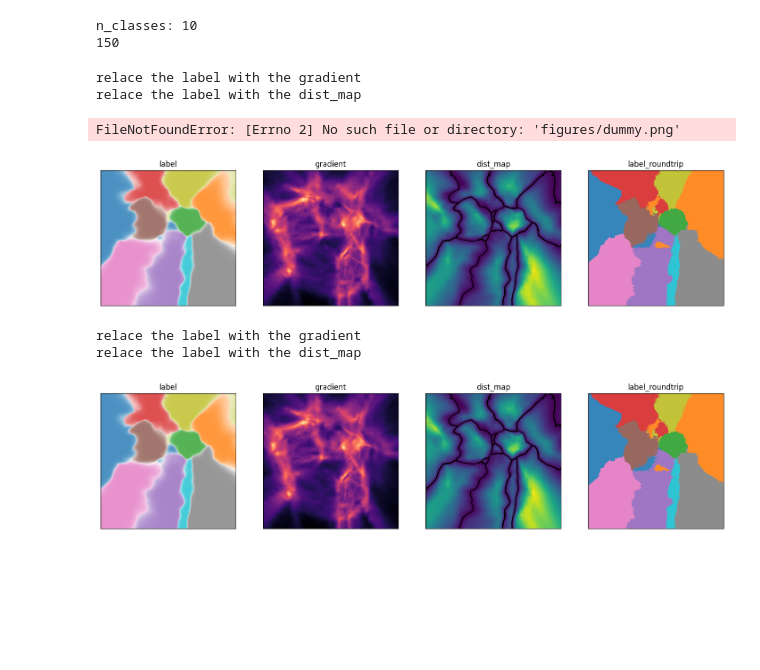
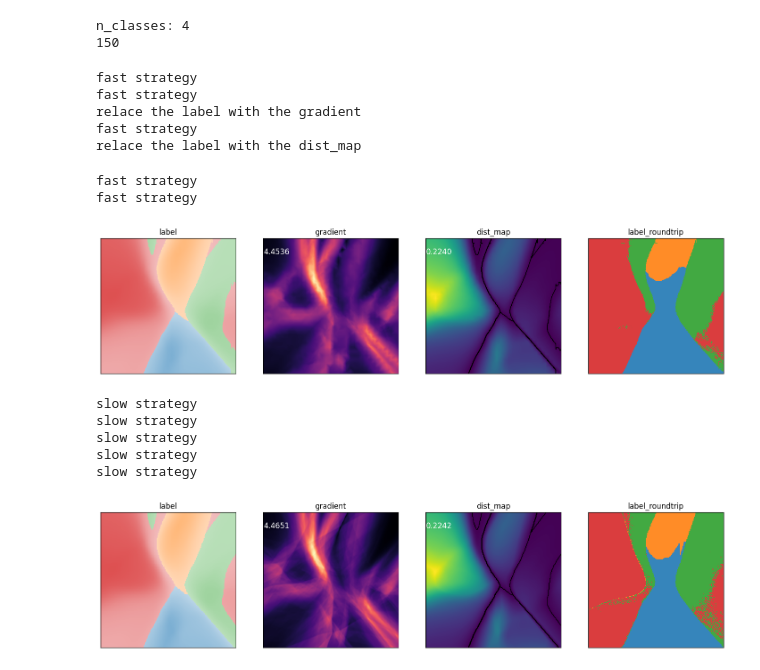
Before and after one commit to wuyuyu1024/map_builder, a Jupyter notebook: draft.ipynb, the cells around one changed output. Cells and saved outputs as stored; diff of their text form; code cells hidden in the pictures; blank space fills up the shorter version.

```diff
--- a/draft.ipynb
+++ b/draft.ipynb
@@ -21,12 +21,12 @@ To enable them in other operations, rebuild TensorFlow with the appropriate comp
 # %%
 X, y = make_blobs(n_samples=800, centers=4, n_features=10, random_state=42)
 X = maxabs_scale(X)
-X, y = fetch_openml('mnist_784', version=1, return_X_y=True, as_frame=False)
-X = np.array(X)
-y = np.array(y)
-X = X.astype('float32') / 255.
-y = y.astype('int')
-X, _, y, _ = train_test_split(X, y, train_size=2000, test_size=2000, random_state=420)
+# X, y = fetch_openml('mnist_784', version=1, return_X_y=True, as_frame=False)
+# X = np.array(X)
+# y = np.array(y)
+# X = X.astype('float32') / 255.
+# y = y.astype('int')
+# X, _, y, _ = train_test_split(X, y, train_size=2000, test_size=2000, random_state=420)
 clf = LogisticRegression()
 clf.fit(X, y)
 # %% [output]
@@ -71,27 +64,31 @@ Epoch 150/150, Loss: 0.03262854
 # %%
 builder = MapBuilder(Pinv, None, X2d=X2D, X=X, y=y, scaling=0.9, P=P)
 # %% [output]
-n_classes: 10
+n_classes: 4
 150
 # %%
 conten_list = ['label', 'gradient',  'dist_map', 'label_roundtrip',]
 fast_strategy = True
 fig, ax = plt.subplots(1, 4, figsize=(18, 5))
 
 # builder.plot_decision_map(ax[0],  fast=fast_strategy, grid=200)
 # builder.plot_training_data(ax=ax[0])
 # builder.plot_gradient_map(ax[1],  fast=fast_strategy, grid=500)
 
 
 for i, content in enumerate(conten_list):
-    builder.plot_map(ax[i], content=content, fast=fast_strategy, grid=400)
+    builder.plot_map(ax[i], content=content, fast=fast_strategy, grid=200)
     ax[i].set_title(content)
     ax[i].set_aspect('equal')
 
 fig.savefig('figures/dummy.png', dpi=300)
 # %% [output]
+fast strategy
+fast strategy
 relace the label with the gradient
+fast strategy
 relace the label with the dist_map
-FileNotFoundError: [Errno 2] No such file or directory: 'figures/dummy.png'
+fast strategy
+fast strategy
-[figure, old version]
+[figure, new version]
 # %%
@@ -99,6 +96,6 @@ fig.savefig('figures/dummy.png', dpi=300)
 # %%
 conten_list = ['label', 'gradient',  'dist_map', 'label_roundtrip',]
-fast_strategy = True
+fast_strategy = False
 fig, ax = plt.subplots(1, 4, figsize=(18, 5))
 
 # builder.plot_decision_map(ax[0],  fast=fast_strategy, grid=200)
@@ -107,12 +104,15 @@ fig, ax = plt.subplots(1, 4, figsize=(18, 5))
 
 
 for i, content in enumerate(conten_list):
-    builder.plot_map(ax[i], content=content, fast=fast_strategy, grid=400)
+    builder.plot_map(ax[i], content=content, fast=fast_strategy, grid=200)
     ax[i].set_title(content)
     ax[i].set_aspect('equal')
 
 fig.savefig('figures/fast.png', dpi=300)
 # %% [output]
-relace the label with the gradient
-relace the label with the dist_map
+slow strategy
+slow strategy
+slow strategy
+slow strategy
+slow strategy
-[figure, old version]
+[figure, new version]
```
Also changed, not shown: parts of 7 cells of this notebook, 1 other file.
